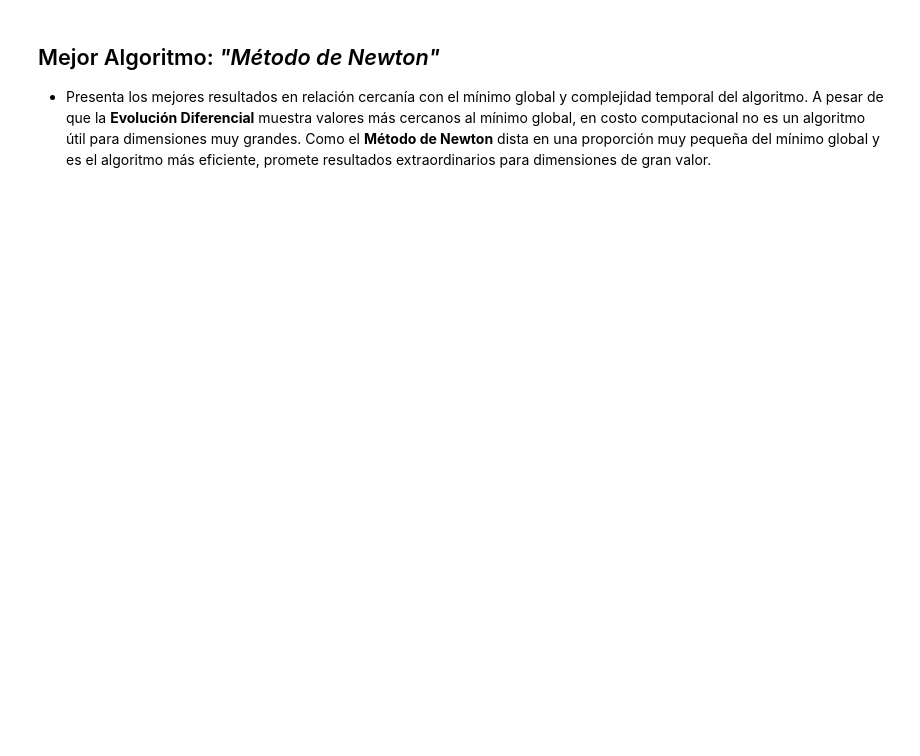
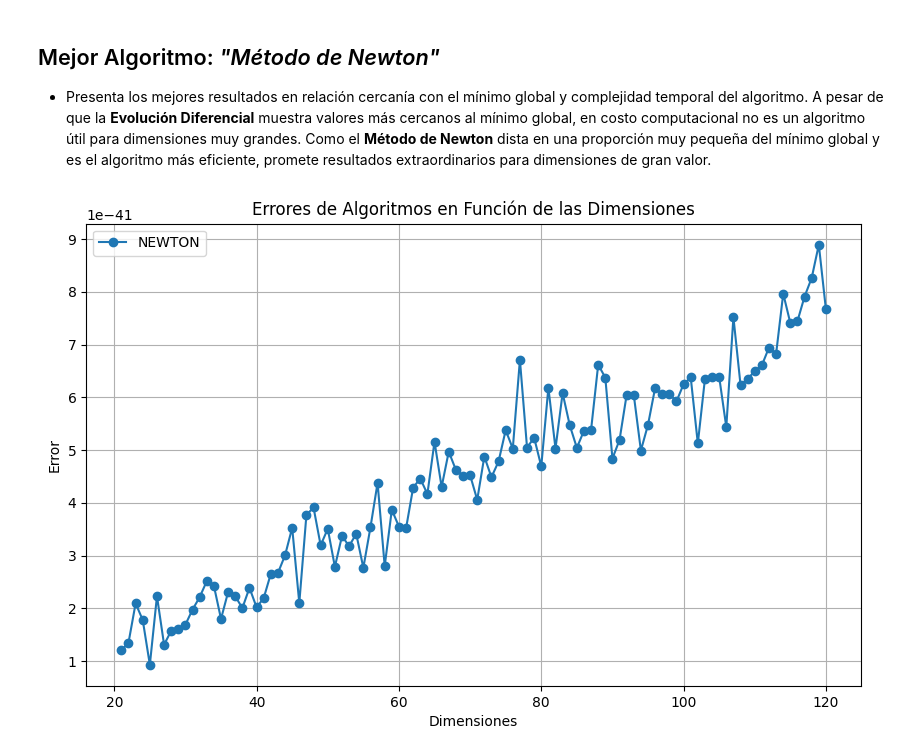
Before and after one commit to Pola03/Schwefel-2.23-Function, a Jupyter notebook: code.ipynb, the cells around one changed output. Saved outputs shown, nothing was run; the diff lists cells and outputs as text; code cells hidden in the pictures; blank space fills up the shorter version.

```diff
--- a/code.ipynb
+++ b/code.ipynb
@@ -430,3 +438,32 @@ plt.show()
 # %% [markdown]
 ## Mejor Algoritmo:     *"Método de Newton"*
 - Presenta los mejores resultados en relación cercanía con el mínimo global y complejidad temporal del algoritmo. A pesar de que la **Evolución Diferencial** muestra valores más cercanos al mínimo global, en costo computacional no es un algoritmo útil para dimensiones muy grandes. Como el **Método de Newton** dista en una proporción muy pequeña del mínimo global y es el algoritmo más eficiente, promete resultados extraordinarios para dimensiones de gran valor.
+# %%
+mean_solutions = []
+mean_times = []
+for d in range(100):
+    solutions,run_times = iter_algorithm(times,run_newton_method,d+21)
+    mean_sol = np.mean(solutions)
+    mean_time = np.mean(run_times)
+    mean_solutions.append(mean_sol)
+    mean_times.append(mean_time)
+# %%
+dimensions = np.arange(21, 121)  # Dimensiones de 21 a 40
+
+# Crear el gráfico
+plt.figure(figsize=(10, 6))
+np.abs
+# Graficar cada conjunto de errores
+plt.plot(dimensions, np.abs(mean_solutions), marker='o', label='NEWTON')
+
+# Configurar los ejes y la leyenda
+plt.xlabel('Dimensiones')
+plt.ylabel('Error')
+plt.title('Errores de Algoritmos en Función de las Dimensiones')
+plt.legend()
+plt.grid(True)
+
+# Mostrar el gráfico
+plt.show()
+# %% [output]
+[figure, added]
```
Also changed, not shown: parts of 27 cells of this notebook.
